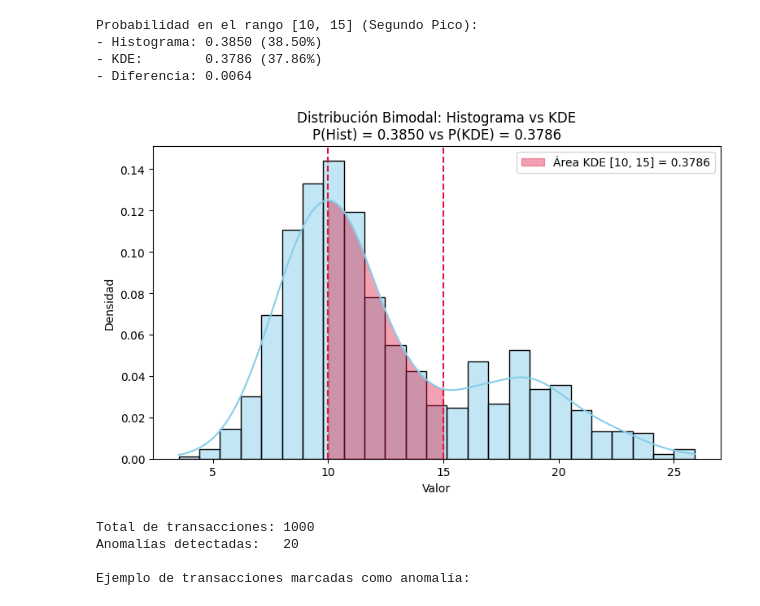
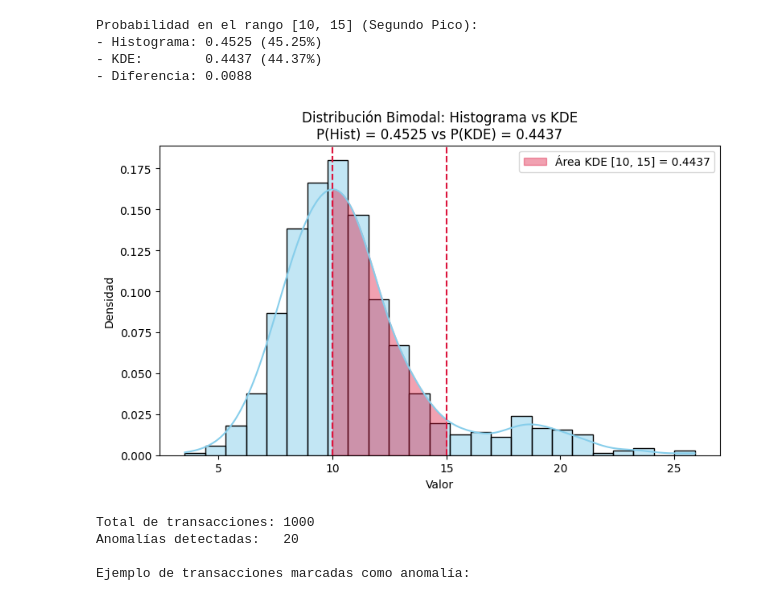
Before and after one commit to asegura4488/EDCO_IntroCienciaDatos, a Jupyter notebook: Semana3/ProbabilidadKDE.ipynb, the cells around one changed output. Cells and saved outputs as stored; diff of their text form; code cells hidden in the pictures.

```diff
--- a/Semana3/ProbabilidadKDE.ipynb
+++ b/Semana3/ProbabilidadKDE.ipynb
@@ -33,10 +64,8 @@ plt.show()
 # %%
-
-
 # 1. Generar datos con DOS PICOS (Pico 1 alrededor de 10, Pico 2 alrededor de 18)
 np.random.seed(42)
 pico1 = np.random.normal(loc=10, scale=2, size=700)
-pico2 = np.random.normal(loc=18, scale=3, size=300)
+pico2 = np.random.normal(loc=18, scale=3, size=100)
 datos = np.concatenate([pico1, pico2])
 
 # 2. Definir rango de interés [a, b] sobre el SEGUNDO PICO
@@ -55,37 +84,37 @@ prob_kde, _ = quad(kde.evaluate, a, b)
 
 print(f"Probabilidad en el rango [{a}, {b}] (Segundo Pico):")
 print(f"- Histograma: {prob_hist:.4f} ({prob_hist*100:.2f}%)")
 print(f"- KDE:        {prob_kde:.4f} ({prob_kde*100:.2f}%)")
 print(f"- Diferencia: {abs(prob_hist - prob_kde):.4f}")
 
 # -------------------------------------------------------------
 # 4. GRÁFICA EN JUPYTER
 # -------------------------------------------------------------
 plt.figure(figsize=(9, 5))
 
 # Graficar Histograma + KDE
 sns.histplot(datos, bins=25, stat="density", kde=True, color="skyblue")
 
 # Sombrear el área del KDE en el segundo pico [15, 21]
 x_area = np.linspace(a, b, 200)
 plt.fill_between(x_area, kde.evaluate(x_area), color='crimson', alpha=0.4,
                  label=f'Área KDE [{a}, {b}] = {prob_kde:.4f}')
 
 # Líneas verticales del intervalo
 plt.axvline(a, color="crimson", linestyle="--", linewidth=1.5)
 plt.axvline(b, color="crimson", linestyle="--", linewidth=1.5)
 
 plt.title(f"Distribución Bimodal: Histograma vs KDE\nP(Hist) = {prob_hist:.4f} vs P(KDE) = {prob_kde:.4f}")
 plt.xlabel("Valor")
 plt.ylabel("Densidad")
 plt.legend()
 plt.show()
 # %% [output]
 Probabilidad en el rango [10, 15] (Segundo Pico):
-- Histograma: 0.3850 (38.50%)
-- KDE:        0.3786 (37.86%)
-- Diferencia: 0.0064
+- Histograma: 0.4525 (45.25%)
+- KDE:        0.4437 (44.37%)
+- Diferencia: 0.0088
-[figure, old version]
+[figure, new version]
 # %%
 # Caso de transacciones irregulares
 import numpy as np
```
Also changed, not shown: parts of 7 cells of this notebook.
